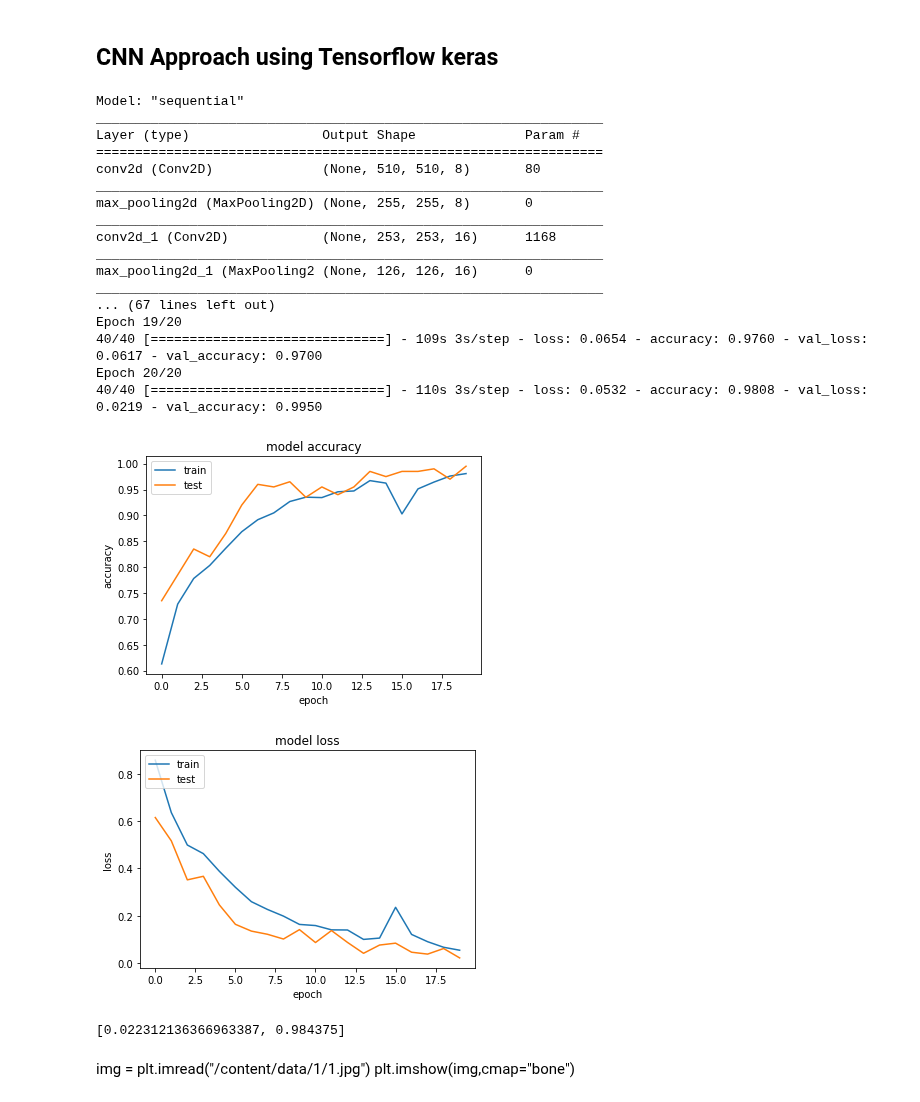
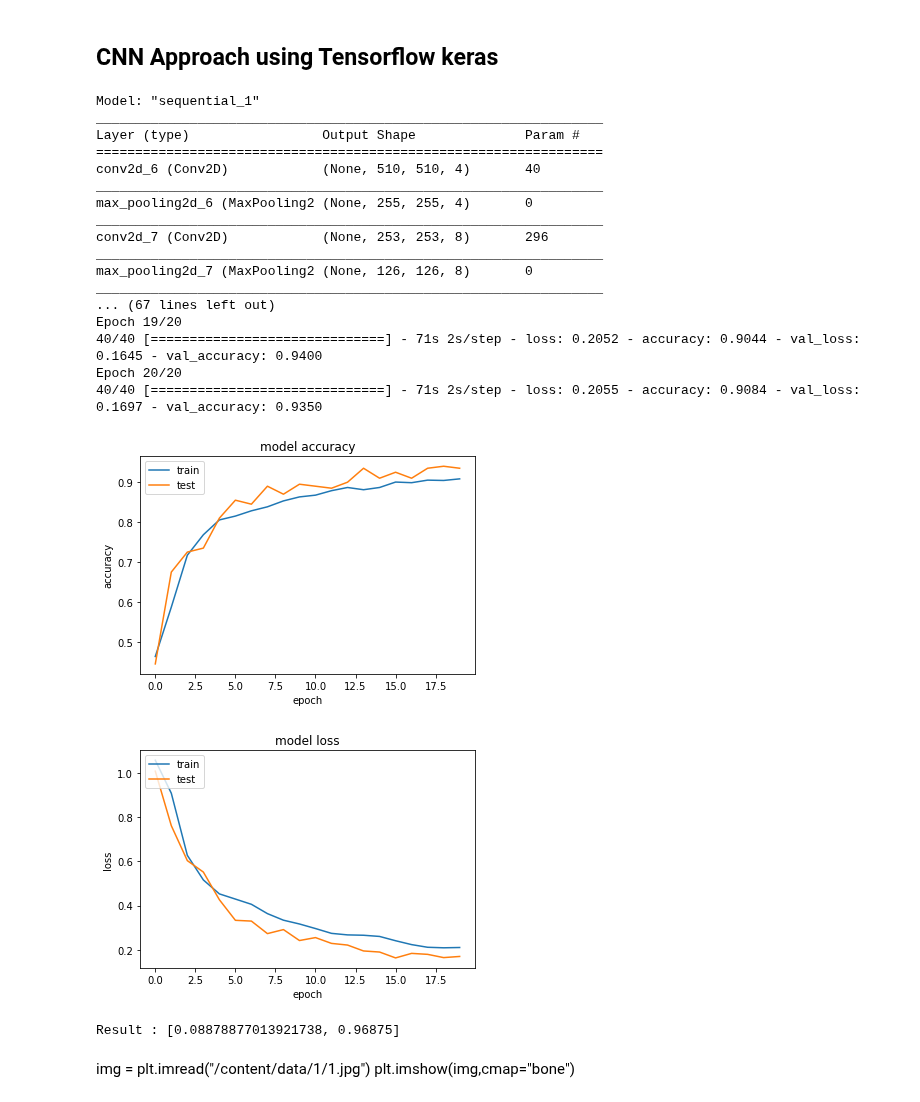
Before and after one commit to PadmarajBhat/Machine-Learning, a Jupyter notebook: BrainTumorClassification.ipynb, the cells around one changed output. Drawn from its saved outputs; the diff is of its cells as text; code cells hidden in the pictures.

Commit message:
CNN older model is not consistent !!!

```diff
--- a/BrainTumorClassification.ipynb
+++ b/BrainTumorClassification.ipynb
@@ -1079,7 +1079,9 @@ def CNN():
   testing_data = dataset.take(-1).repeat(1).batch(batch_size).prefetch(2)
   depth = 8
   model = tf.keras.models.Sequential([
-              tf.keras.layers.Conv2D(8, (3,3), activation="relu", input_shape=(512,512,1))
+              tf.keras.layers.Conv2D(4, (3,3), activation="relu", input_shape=(512,512,1))
+              ,tf.keras.layers.MaxPooling2D(2,2)
+              ,tf.keras.layers.Conv2D(8, (3,3), activation="relu")
               ,tf.keras.layers.MaxPooling2D(2,2)
               ,tf.keras.layers.Conv2D(16, (3,3), activation="relu")
               ,tf.keras.layers.MaxPooling2D(2,2)
@@ -1089,11 +1091,9 @@ def CNN():
               ,tf.keras.layers.MaxPooling2D(2,2)
               ,tf.keras.layers.Conv2D(128, (3,3), activation="relu")
               ,tf.keras.layers.MaxPooling2D(2,2)
-              ,tf.keras.layers.Conv2D(256, (3,3), activation="relu")
-              ,tf.keras.layers.MaxPooling2D(2,2)
               ,tf.keras.layers.Flatten()
               ,tf.keras.layers.Dropout(0.5)
-              ,tf.keras.layers.Dense(256, activation="relu")
+              ,tf.keras.layers.Dense(128, activation="relu")
               ,tf.keras.layers.Dropout(0.5)
               ,tf.keras.layers.Dense(3,activation="softmax")
   ])
@@ -1113,43 +1113,43 @@ def CNN():
   plt.plot(history.history['val_accuracy'])
   plt.title('model accuracy')
   plt.ylabel('accuracy')
   plt.xlabel('epoch')
   plt.legend(['train', 'test'], loc='upper left')
   plt.show()
   # summarize history for loss
   plt.plot(history.history['loss'])
   plt.plot(history.history['val_loss'])
   plt.title('model loss')
   plt.ylabel('loss')
   plt.xlabel('epoch')
   plt.legend(['train', 'test'], loc='upper left')
   plt.show()
 
   result = model.evaluate_generator(testing_data,steps=1)
   print("Result :", result)
 
 CNN()
 # %% [output]
-Model: "sequential"
+Model: "sequential_1"
 _________________________________________________________________
 Layer (type)                 Output Shape              Param #
 =================================================================
-conv2d (Conv2D)              (None, 510, 510, 8)       80
+conv2d_6 (Conv2D)            (None, 510, 510, 4)       40
 _________________________________________________________________
-max_pooling2d (MaxPooling2D) (None, 255, 255, 8)       0
+max_pooling2d_6 (MaxPooling2 (None, 255, 255, 4)       0
 _________________________________________________________________
-conv2d_1 (Conv2D)            (None, 253, 253, 16)      1168
+conv2d_7 (Conv2D)            (None, 253, 253, 8)       296
 _________________________________________________________________
-max_pooling2d_1 (MaxPooling2 (None, 126, 126, 16)      0
+max_pooling2d_7 (MaxPooling2 (None, 126, 126, 8)       0
 _________________________________________________________________
 ... (67 lines left out)
 Epoch 19/20
-40/40 [==============================] - 109s 3s/step - loss: 0.0654 - accuracy: 0.9760 - val_loss: 0.0617 - val_accuracy: 0.9700
+40/40 [==============================] - 71s 2s/step - loss: 0.2052 - accuracy: 0.9044 - val_loss: 0.1645 - val_accuracy: 0.9400
 Epoch 20/20
-40/40 [==============================] - 110s 3s/step - loss: 0.0532 - accuracy: 0.9808 - val_loss: 0.0219 - val_accuracy: 0.9950
+40/40 [==============================] - 71s 2s/step - loss: 0.2055 - accuracy: 0.9084 - val_loss: 0.1697 - val_accuracy: 0.9350
-[figure, old version]
+[figure, new version]
-[figure, old version]
+[figure, new version]
-[0.022312136366963387, 0.984375]
+Result : [0.08878877013921738, 0.96875]
 # %% [markdown]
 img = plt.imread("/content/data/1/1.jpg")
 plt.imshow(img,cmap="bone")
```
